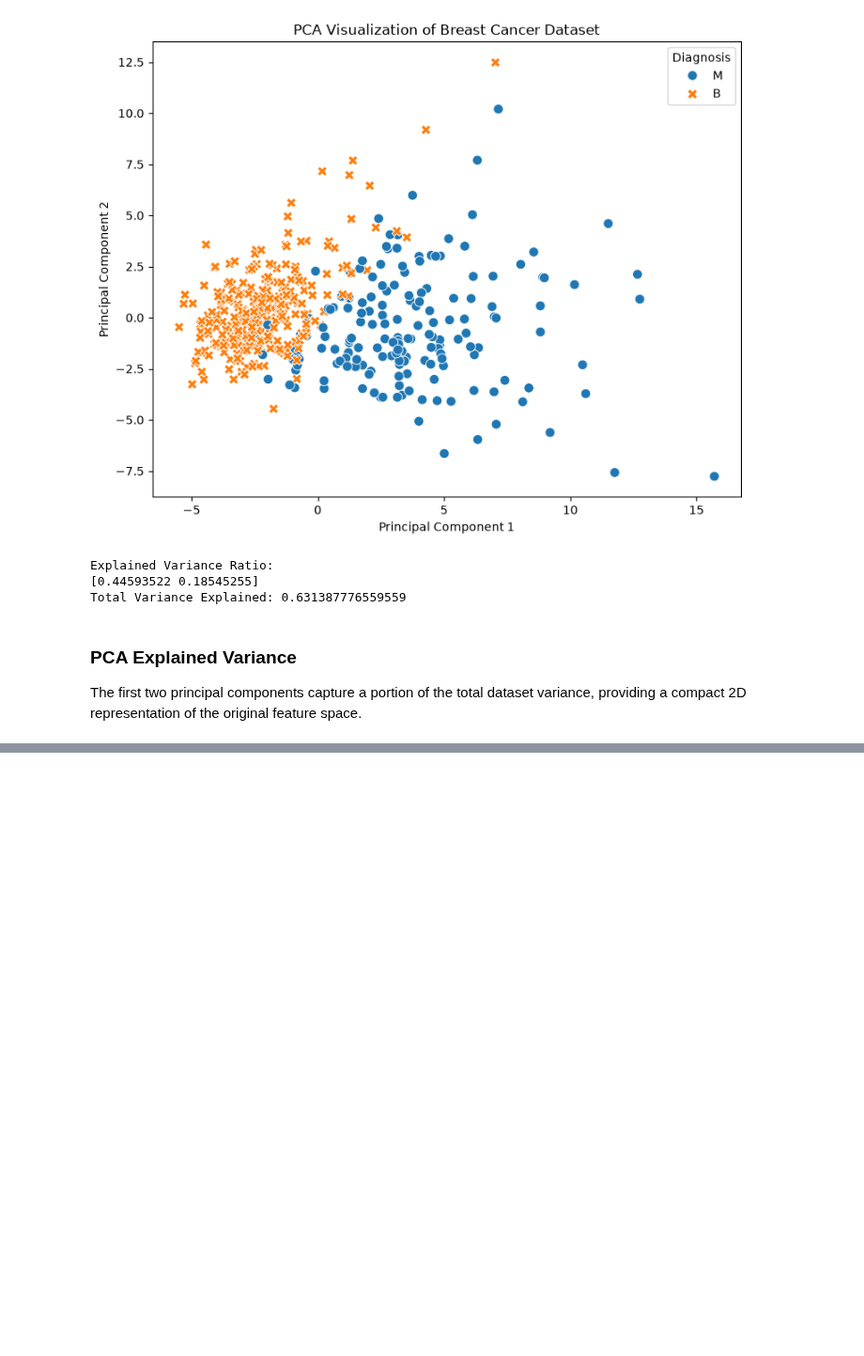
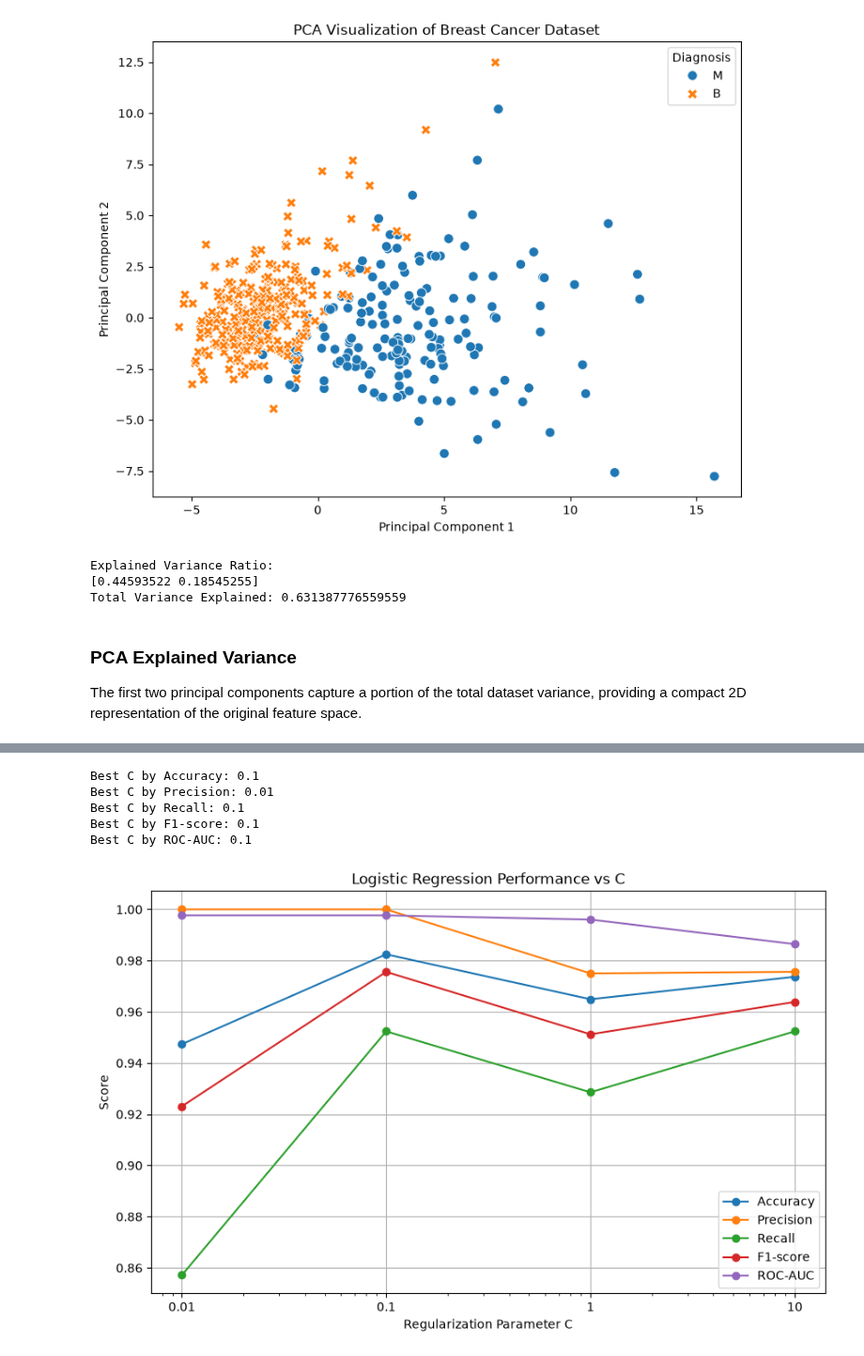
Before and after one commit to sudarshanchaudhari05/Placement-Prep, a Jupyter notebook: Machine learing and computer vison/Home Assignment/Home Assingment 2/Home Assingment2.ipynb, the cells around one changed output, grey strips where cells are left out. Shown at 94% size. Drawn from its saved outputs; the diff is of its cells as text; code cells hidden in the pictures; blank space fills up the shorter version.

```diff
--- a/Machine learing and computer vison/Home Assignment/Home Assingment 2/Home Assingment2.ipynb
+++ b/Machine learing and computer vison/Home Assignment/Home Assingment 2/Home Assingment2.ipynb
@@ -491,0 +541,8 @@ The first two principal components capture a portion of the total dataset varian
+# %%
+logistic_results_df = pd.DataFrame(
+    logistic_results
+).T
+
+logistic_results_df.index.name = "C"
+
+logistic_results_df
@@ -491,0 +556,52 @@ The first two principal components capture a portion of the total dataset varian
+# %%
+print("Best C by Accuracy:",
+      logistic_results_df["Accuracy"].idxmax())
+
+print("Best C by Precision:",
+      logistic_results_df["Precision"].idxmax())
+
+print("Best C by Recall:",
+      logistic_results_df["Recall"].idxmax())
+
+print("Best C by F1-score:",
+      logistic_results_df["F1-score"].idxmax())
+
+print("Best C by ROC-AUC:",
+      logistic_results_df["ROC-AUC"].idxmax())
+# %% [output]
+Best C by Accuracy: 0.1
+Best C by Precision: 0.01
+Best C by Recall: 0.1
+Best C by F1-score: 0.1
+Best C by ROC-AUC: 0.1
+# %%
+plt.figure(figsize=(10, 6))
+
+for metric in [
+    "Accuracy",
+    "Precision",
+    "Recall",
+    "F1-score",
+    "ROC-AUC"
+]:
+
+    plt.plot(
+        C_values,
+        logistic_results_df[metric],
+        marker="o",
+        label=metric
+    )
+
+plt.xscale("log")
+
+plt.xlabel("Regularization Parameter C")
+plt.ylabel("Score")
+plt.title("Logistic Regression Performance vs C")
+
+plt.xticks(C_values, [str(c) for c in C_values])
+plt.legend()
+plt.grid(True)
+
+plt.show()
+# %% [output]
+[figure, added]
```
Also changed, not shown: parts of 79 cells of this notebook.
